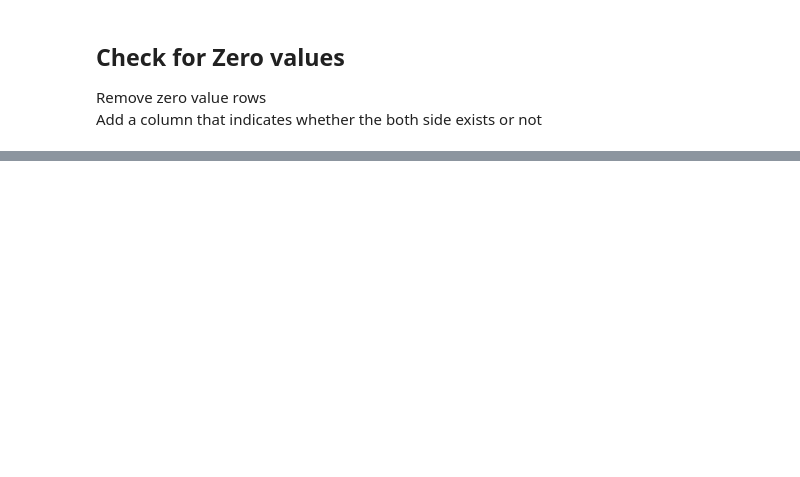
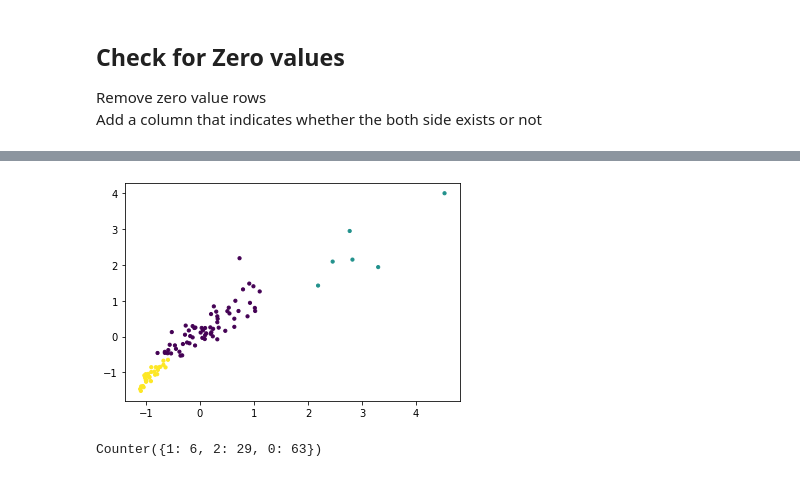
Before and after one commit to stereopickles/DTI_Schizo, a Jupyter notebook: 002_data_merge.ipynb, the cells around one changed output, grey strips where cells are left out. Cells and saved outputs as stored; diff of their text form; code cells hidden in the pictures; blank space fills up the shorter version.

```diff
--- a/002_data_merge.ipynb
+++ b/002_data_merge.ipynb
@@ -356,0 +527,16 @@ for measure in measures:
+# %%
+def plot_clusters(x, n = 3):
+    clusters = AgglomerativeClustering(n_clusters = n)
+    pred = clusters.fit_predict(x)
+    plt.scatter(x[:, 0], x[:, 1], c = pred, s = 10)
+    plt.show()
+    return pred
+# %%
+pred = plot_clusters(x_std)
+# %% [output]
+[figure, added]
+# %%
+from collections import Counter
+Counter(pred)
+# %% [output]
+Counter({1: 6, 2: 29, 0: 63})
```
Also changed, not shown: parts of 45 cells of this notebook.
